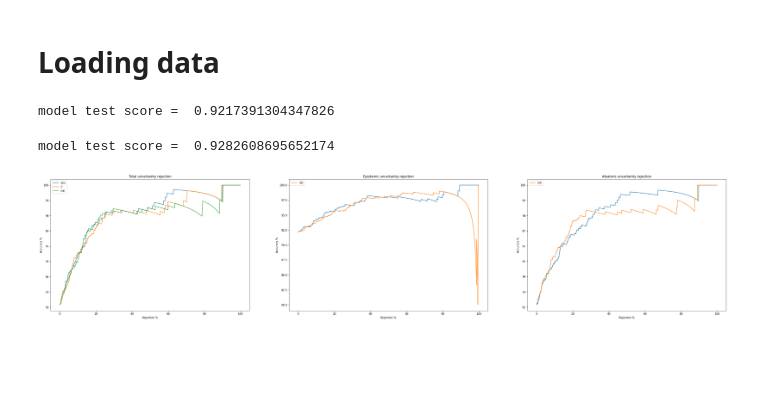
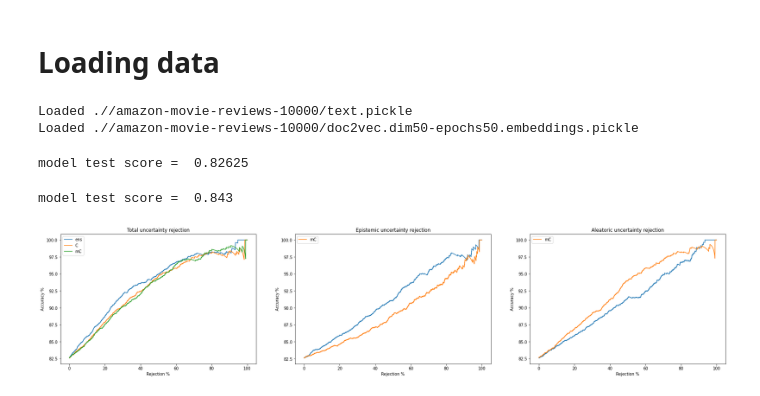
Before and after one commit to mhshaker/Calibration, a Jupyter notebook: Calibration.ipynb, the cells around one changed output. Saved outputs shown, nothing was run; the diff lists cells and outputs as text; code cells hidden in the pictures; blank space fills up the shorter version.

Commit message:
calib then unc test result on amazon data. Improvement in AU

```diff
--- a/Calibration.ipynb
+++ b/Calibration.ipynb
@@ -11,9 +11,13 @@ import matplotlib.pyplot as plt
 # %% [markdown]
 # Loading data
 # %%
-data_name = "spambase"
+# data_name = "spambase"
+data_name = "amazon_movie"
 features, target = dp.load_data(data_name)
 
 # split and shuffel the data
 X_train, X_test, y_train, y_test = train_test_split(features, target, test_size=0.4, shuffle=True, random_state=1)
 X_test, X_valid, y_test, y_valid = train_test_split(X_test, y_test, test_size=0.5, shuffle=True, random_state=1)
+# %% [output]
+Loaded .//amazon-movie-reviews-10000/text.pickle
+Loaded .//amazon-movie-reviews-10000/doc2vec.dim50-epochs50.embeddings.pickle
@@ -23,54 +62,54 @@ model.fit(X_train, y_train)
 predictions = model.predict(X_test)
 print("model test score = ", model.score(X_test, y_test))
 # %% [output]
-model test score =  0.9217391304347826
+model test score =  0.82625
 # %%
 total_uncertainty, epistemic_uncertainty, aleatoric_uncertainty = unc.model_uncertainty(model, X_test, X_train, y_train)
 # %%
 from sklearn.calibration import CalibratedClassifierCV, CalibrationDisplay
 
-model_calib = CalibratedClassifierCV(model, cv=20, method="isotonic")
+model_calib = CalibratedClassifierCV(model, cv=5, method="isotonic")
 model_calib.fit(X_valid, y_valid)
 print("model test score = ", model_calib.score(X_test, y_test))
 
 total_uncertainty_calib = unc.calib_ens_total_uncertainty(model_calib, X_test)
 # %% [output]
-model test score =  0.9282608695652174
+model test score =  0.843
 # %%
 total_uncertainty_mcalib, epistemic_uncertainty_mcalib, aleatoric_uncertainty_mcalib = unc.calib_ens_member_uncertainty(model, X_test, X_train, y_train, X_valid, y_valid)
 # %%
 fig, axs = plt.subplots(1,3)
-fig.set_figheight(3*3)
-fig.set_figwidth(15*3)
+fig.set_figheight(3*2)
+fig.set_figwidth(15*2)
 
 avg_acc, avg_min, avg_max, avg_random ,steps = uncM.accuracy_rejection2(predictions.reshape((1,-1)), y_test.reshape((1,-1)), total_uncertainty.reshape((1,-1)))
 avg_acc_c, avg_min, avg_max, avg_random ,steps = uncM.accuracy_rejection2(predictions.reshape((1,-1)), y_test.reshape((1,-1)), total_uncertainty_calib.reshape((1,-1)))
 avg_acc_mc, avg_min, avg_max, avg_random ,steps = uncM.accuracy_rejection2(predictions.reshape((1,-1)), y_test.reshape((1,-1)), total_uncertainty_mcalib.reshape((1,-1)))
 axs[0].plot(steps, avg_acc*100, label='ens')
 axs[0].plot(steps, avg_acc_c*100, label='C')
 axs[0].plot(steps, avg_acc_mc*100, label='mC')
 axs[0].legend()
 axs[0].set_title("Total uncertainty rejection")
 
 avg_acc, avg_min, avg_max, avg_random ,steps = uncM.accuracy_rejection2(predictions.reshape((1,-1)), y_test.reshape((1,-1)), epistemic_uncertainty.reshape((1,-1)))
 avg_acc_mc, avg_min, avg_max, avg_random ,steps = uncM.accuracy_rejection2(predictions.reshape((1,-1)), y_test.reshape((1,-1)), epistemic_uncertainty_mcalib.reshape((1,-1)))
 
 axs[1].plot(steps, avg_acc*100)
 axs[1].set_title("Epistemic uncertainty rejection")
 axs[1].plot(steps, avg_acc_mc*100, label='mC')
 axs[1].legend()
 
 avg_acc, avg_min, avg_max, avg_random ,steps = uncM.accuracy_rejection2(predictions.reshape((1,-1)), y_test.reshape((1,-1)), aleatoric_uncertainty.reshape((1,-1)))
 avg_acc_mc, avg_min, avg_max, avg_random ,steps = uncM.accuracy_rejection2(predictions.reshape((1,-1)), y_test.reshape((1,-1)), aleatoric_uncertainty_mcalib.reshape((1,-1)))
 
 axs[2].plot(steps, avg_acc*100)
 axs[2].set_title("Aleatoric uncertainty rejection")
 axs[2].plot(steps, avg_acc_mc*100, label='mC')
 axs[2].legend()
 
 for i in range(3):
     axs[i].set(xlabel="Rejection %", ylabel="Accuracy %")
 
 fig.show()
 # %% [output]
-[figure, old version]
+[figure, new version]
```
Also changed, not shown: parts of 1 cell of this notebook, 7 other files.
